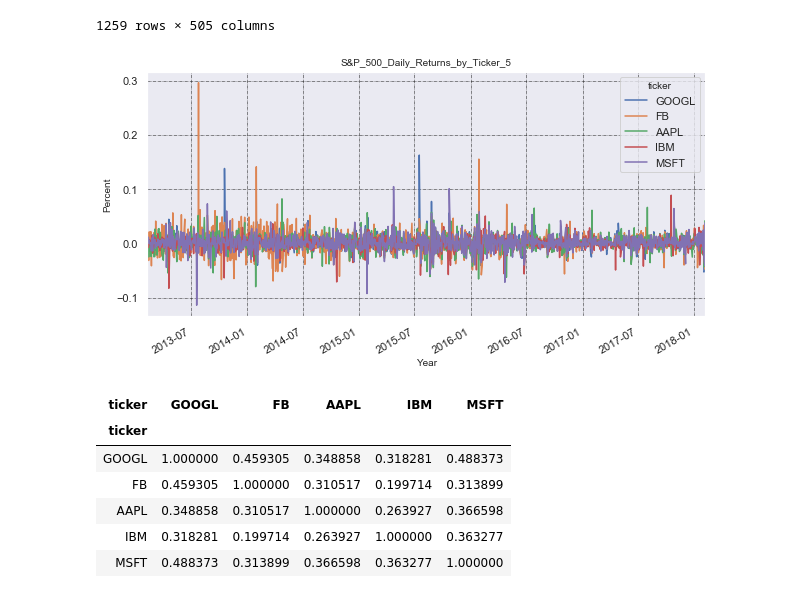
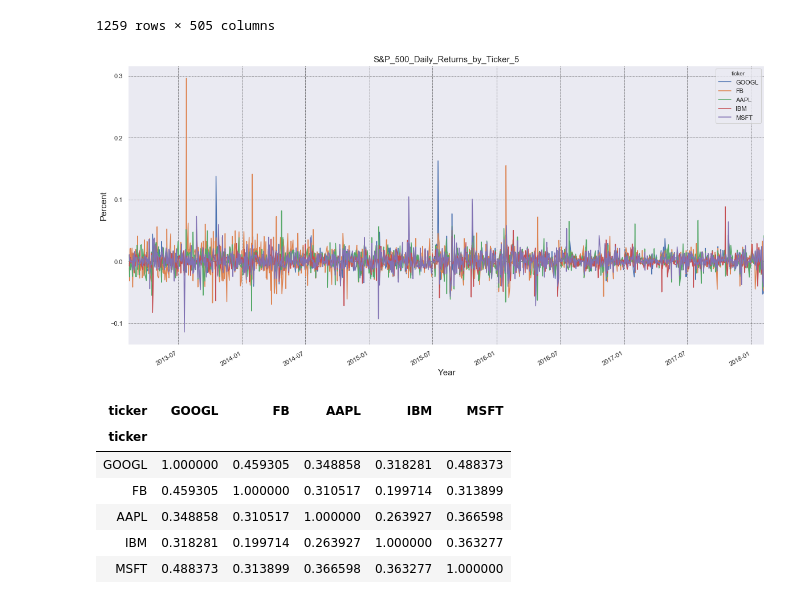
Before and after one commit to ProjectTeam4/ProjectTeam4.github.io, a Jupyter notebook: Code_Update_S&P_500_Stock_Analysis_Is_Technology_the_Right_Investment_for_the_Future.ipynb, the cells around one changed output. Saved outputs shown, nothing was run; the diff lists cells and outputs as text; code cells hidden in the pictures.

```diff
--- a/Code_Update_S&P_500_Stock_Analysis_Is_Technology_the_Right_Investment_for_the_Future.ipynb
+++ b/Code_Update_S&P_500_Stock_Analysis_Is_Technology_the_Right_Investment_for_the_Future.ipynb
@@ -471,16 +470,16 @@ SP_500_daily_returns_by_ticker
 # %%
 # 5 Big Tech companies
 SP_500_daily_returns_by_ticker_5 = SP_500_daily_returns_by_ticker[['GOOGL', 'FB', 'AAPL', 'IBM', 'MSFT']]
-SP_500_daily_returns_by_ticker_5.plot(figsize=(10, 5))
-plt.title('S&P_500_Daily_Returns_by_Ticker_5', size=10)
-plt.xlabel('Year', size=10)
+SP_500_daily_returns_by_ticker_5.plot(figsize=(20, 10))
+plt.title('S&P_500_Daily_Returns_by_Ticker_5', size=15)
+plt.xlabel('Year', size=15)
 plt.xticks()
-plt.ylabel('Percent', size=10)
+plt.ylabel('Percent', size=15)
 plt.yticks()
 plt.grid(which="major", color='k', linestyle='-.', linewidth=0.5)
 plt.show()
 # %% [output]
-[figure, old version]
+[figure, new version]
 # %%
 # 'GOOGL', 'FB', 'AAPL', 'IBM', 'MSFT' - correlation of daily returns
 SP_500_daily_returns_by_ticker_5_corr = SP_500_daily_returns_by_ticker_5.corr()
```
Also changed, not shown: parts of 44 cells of this notebook.
